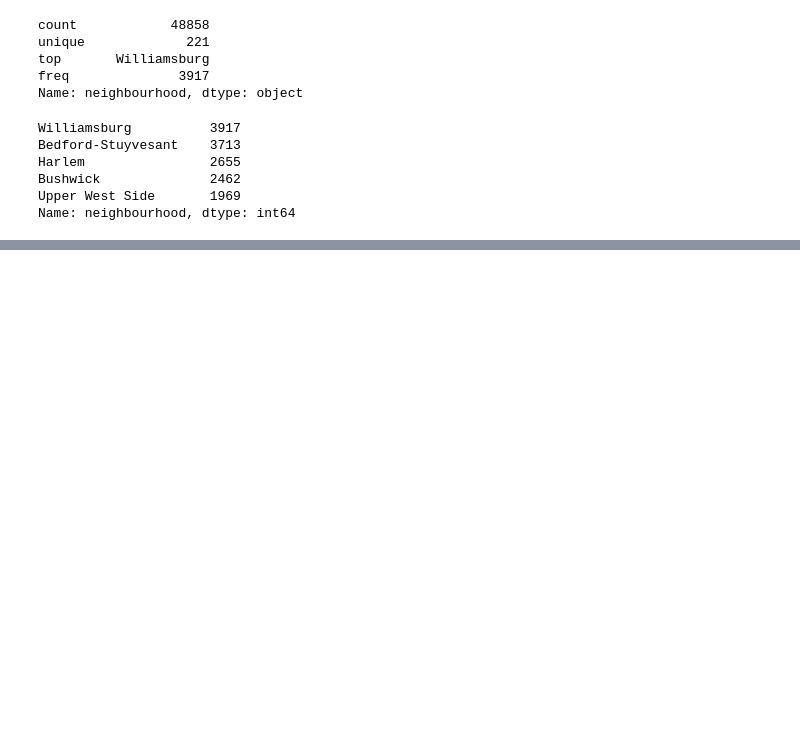
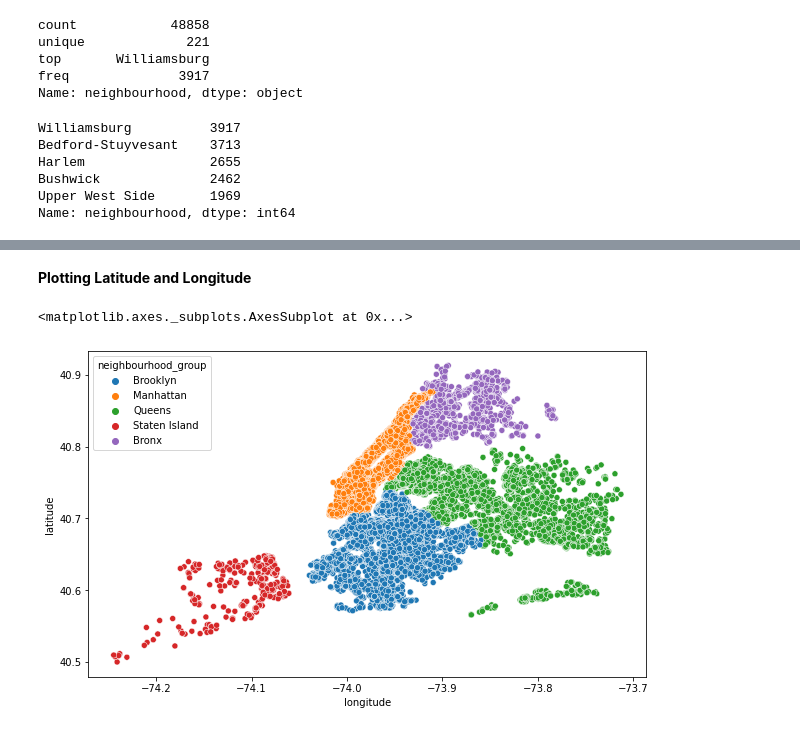
Before and after one commit to Shubham-naik-ai/Airbnb_EDA, a Jupyter notebook: Copy_of_Airbnb_Bookings_Analysis_Capstone_Project.ipynb, the cells around one changed output, grey strips where cells are left out. Cells and saved outputs as stored; diff of their text form; code cells hidden in the pictures; blank space fills up the shorter version.

```diff
--- a/Copy_of_Airbnb_Bookings_Analysis_Capstone_Project.ipynb
+++ b/Copy_of_Airbnb_Bookings_Analysis_Capstone_Project.ipynb
@@ -304,0 +321,8 @@ Name: neighbourhood, dtype: int64
+# %% [markdown]
+**Plotting Latitude and Longitude**
+# %%
+plt.figure(figsize=(10,6))
+sns.scatterplot(airbnb.longitude,airbnb.latitude,hue=airbnb.neighbourhood_group)
+# %% [output]
+<matplotlib.axes._subplots.AxesSubplot at 0x...>
+[figure, added]
```
Also changed, not shown: parts of 18 cells of this notebook.
